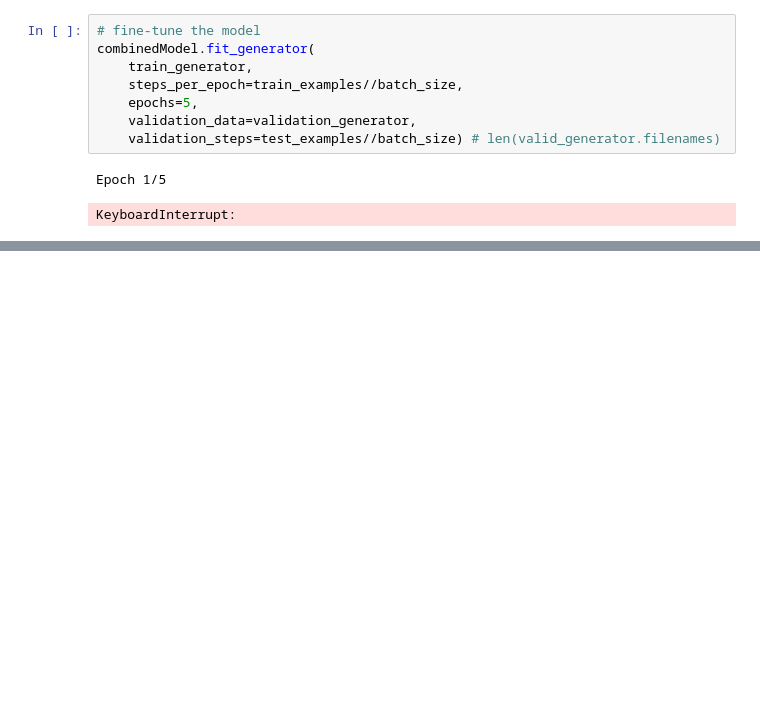
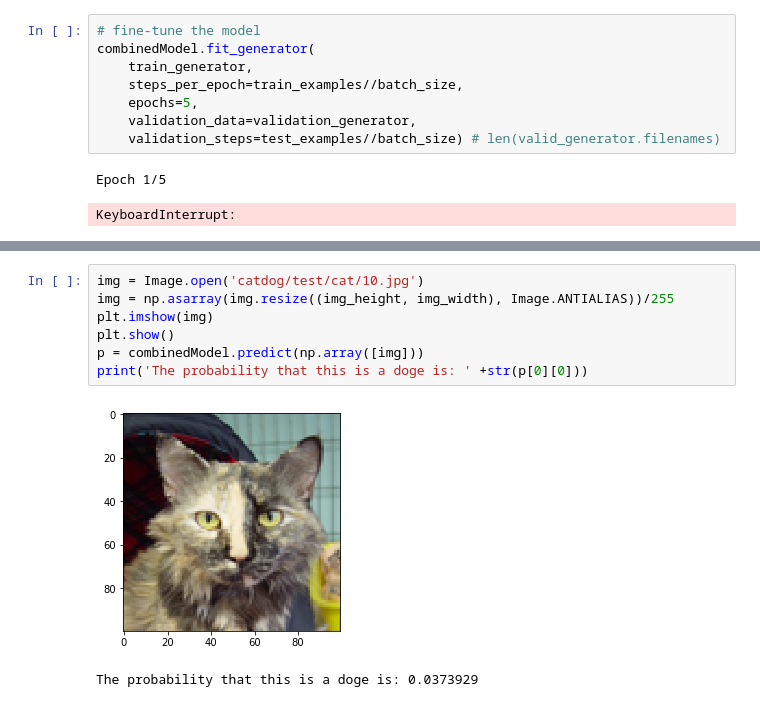
Before and after one commit to sachinruk/deepschool.io, a Jupyter notebook: Lesson 13 - Transfer Learning - Solutions.ipynb, the cells around one changed output, grey strips where cells are left out. Drawn from its saved outputs; the diff is of its cells as text; blank space fills up the shorter version.

```diff
--- a/Lesson 13 - Transfer Learning - Solutions.ipynb
+++ b/Lesson 13 - Transfer Learning - Solutions.ipynb
@@ -658,0 +623,10 @@ combinedModel.layers[:-2]
+# %%
+img = Image.open('catdog/test/cat/10.jpg')
+img = np.asarray(img.resize((img_height, img_width), Image.ANTIALIAS))/255
+plt.imshow(img)
+plt.show()
+p = combinedModel.predict(np.array([img]))
+print('The probability that this is a doge is: ' +str(p[0][0]))
+# %% [output]
+[figure, added]
+The probability that this is a doge is: 0.0373929
```
Also changed, not shown: parts of 18 cells of this notebook, 3 other files.
